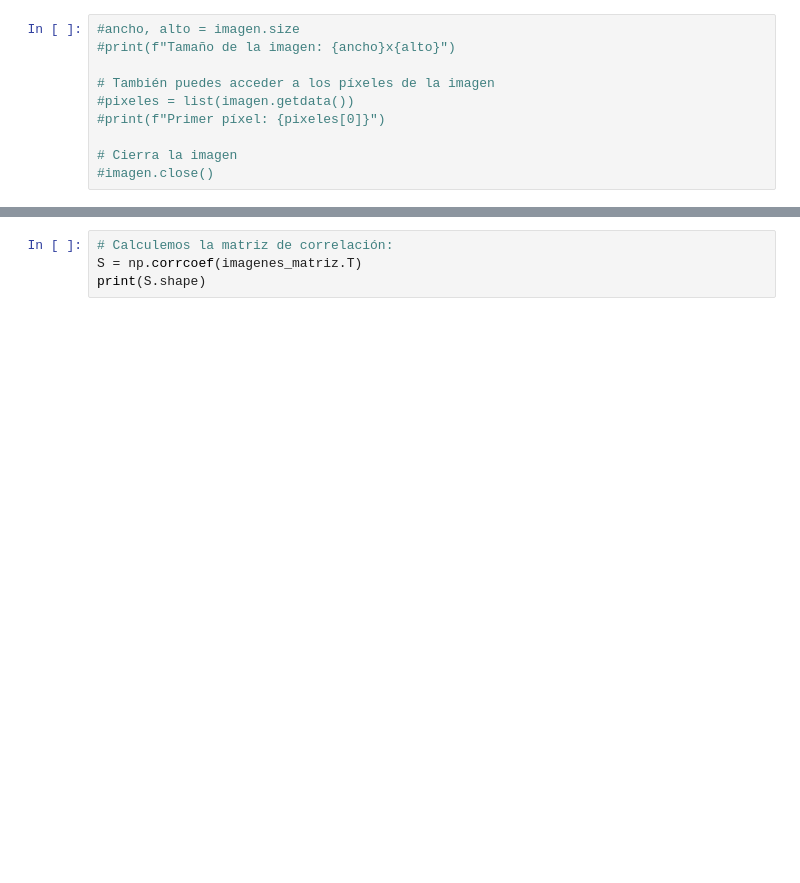
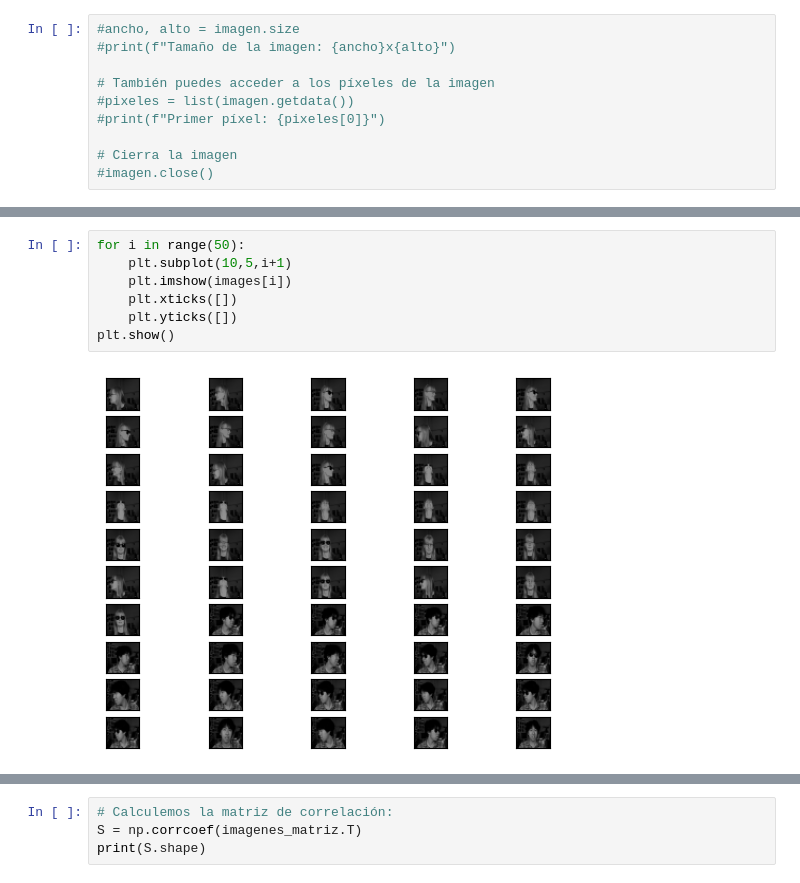
Before and after one commit to DataMastersUN/FA_T3, a Jupyter notebook: Trabajo_3.ipynb, the cells around one changed output, grey strips where cells are left out. Saved outputs shown, nothing was run; the diff lists cells and outputs as text; blank space fills up the shorter version.

```diff
--- a/Trabajo_3.ipynb
+++ b/Trabajo_3.ipynb
@@ -76,3 +131,12 @@ Se encontraron 624 imágenes PGM.
+# %%
+for i in range(50):
+    plt.subplot(10,5,i+1)
+    plt.imshow(images[i])
+    plt.xticks([])
+    plt.yticks([])
+plt.show()
+# %% [output]
+[figure, added]
 # %%
 # Convirtamos las imágenes en vectores y luego construimos una matriz
 # con estos vectores como filas
```
Also changed, not shown: parts of 17 cells of this notebook.
